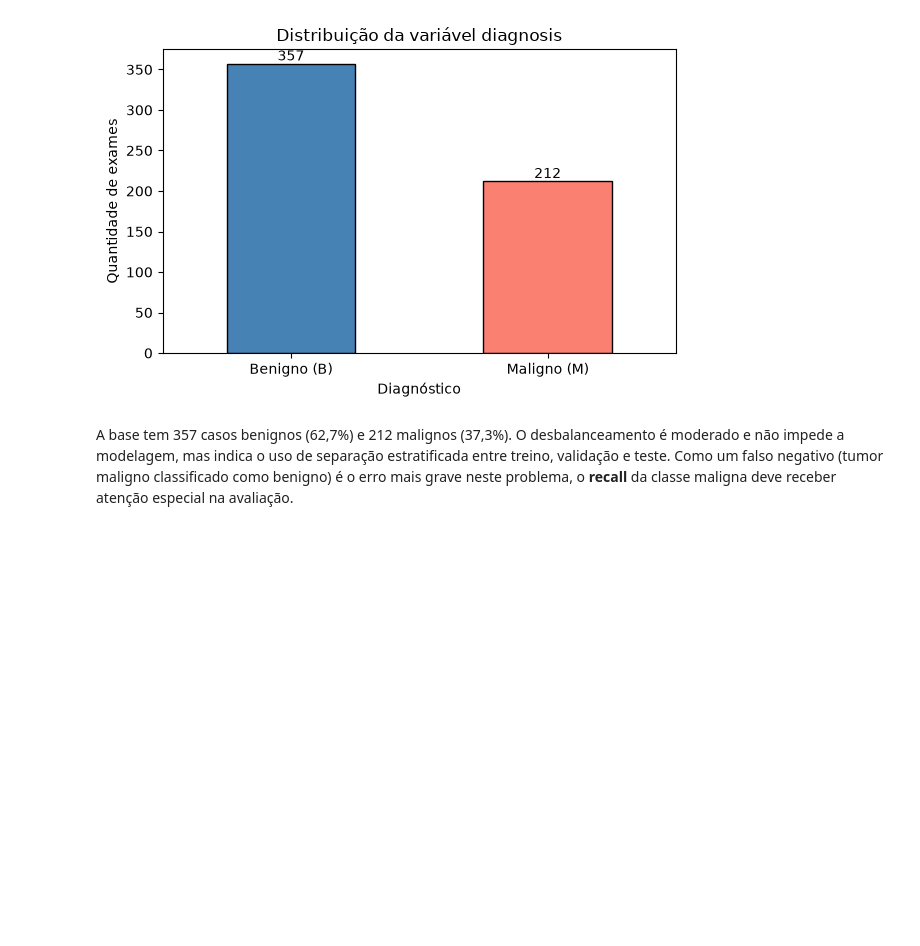
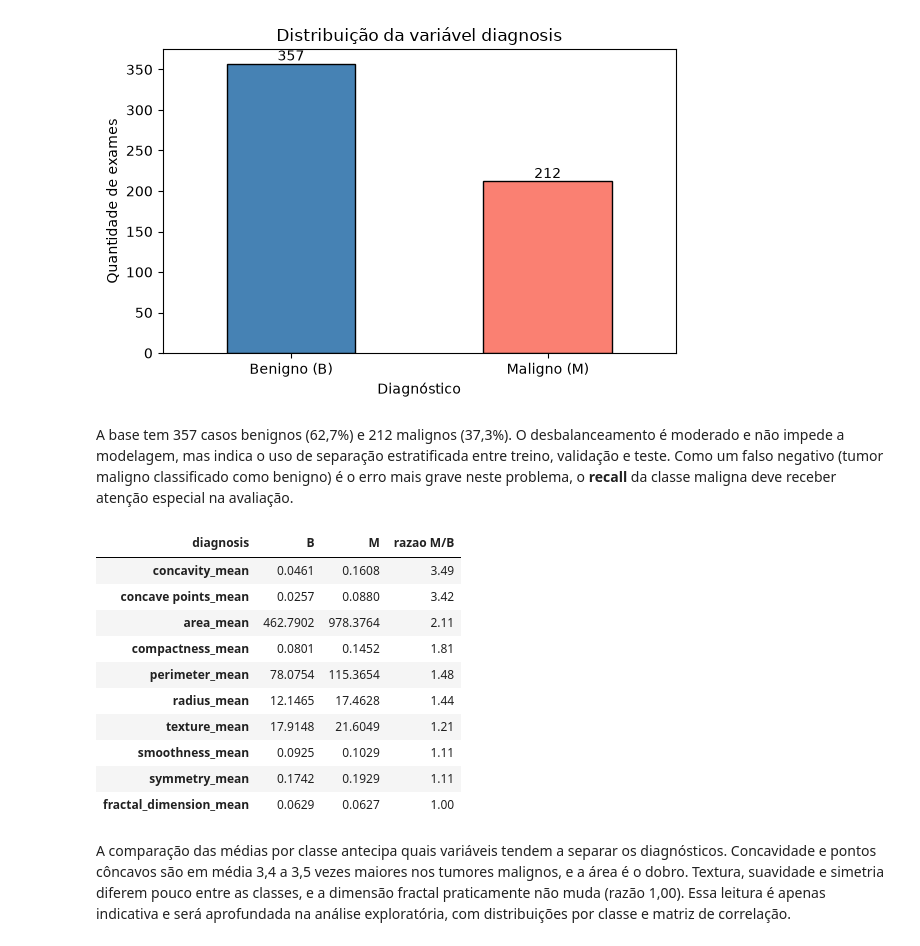
Before and after one commit to vinicius-marques1/postech-tech-challenge-fase1, a Jupyter notebook: notebooks/01_data_inspection.ipynb, the cells around one changed output. Saved outputs shown, nothing was run; the diff lists cells and outputs as text; code cells hidden in the pictures; blank space fills up the shorter version.

```diff
--- a/notebooks/01_data_inspection.ipynb
+++ b/notebooks/01_data_inspection.ipynb
@@ -232,6 +319,26 @@ plt.show()
 [figure]
 # %% [markdown]
 A base tem 357 casos benignos (62,7%) e 212 malignos (37,3%). O desbalanceamento é moderado e não impede a modelagem, mas indica o uso de separação estratificada entre treino, validação e teste. Como um falso negativo (tumor maligno classificado como benigno) é o erro mais grave neste problema, o **recall** da classe maligna deve receber atenção especial na avaliação.
+# %%
+mean_cols = [col for col in df.columns if col.endswith("_mean")]
+
+by_class = df.groupby("diagnosis")[mean_cols].mean().T
+by_class["razao M/B"] = (by_class["M"] / by_class["B"]).round(2)
+by_class.sort_values("razao M/B", ascending=False).round(4)
+# %% [output]
+| diagnosis | B | M | razao M/B |
+| concavity_mean | 0.0461 | 0.1608 | 3.49 |
+| concave points_mean | 0.0257 | 0.0880 | 3.42 |
+| area_mean | 462.7902 | 978.3764 | 2.11 |
+| compactness_mean | 0.0801 | 0.1452 | 1.81 |
+| perimeter_mean | 78.0754 | 115.3654 | 1.48 |
+| radius_mean | 12.1465 | 17.4628 | 1.44 |
+| texture_mean | 17.9148 | 21.6049 | 1.21 |
+| smoothness_mean | 0.0925 | 0.1029 | 1.11 |
+| symmetry_mean | 0.1742 | 0.1929 | 1.11 |
+| fractal_dimension_mean | 0.0629 | 0.0627 | 1.00 |
+# %% [markdown]
+A comparação das médias por classe antecipa quais variáveis tendem a separar os diagnósticos. Concavidade e pontos côncavos são em média 3,4 a 3,5 vezes maiores nos tumores malignos, e a área é o dobro. Textura, suavidade e simetria diferem pouco entre as classes, e a dimensão fractal praticamente não muda (razão 1,00). Essa leitura é apenas indicativa e será aprofundada na análise exploratória, com distribuições por classe e matriz de correlação.
 # %% [markdown]
 ## 1.10 Conclusões da inspeção
 
```
Also changed, not shown: parts of 10 cells of this notebook.
